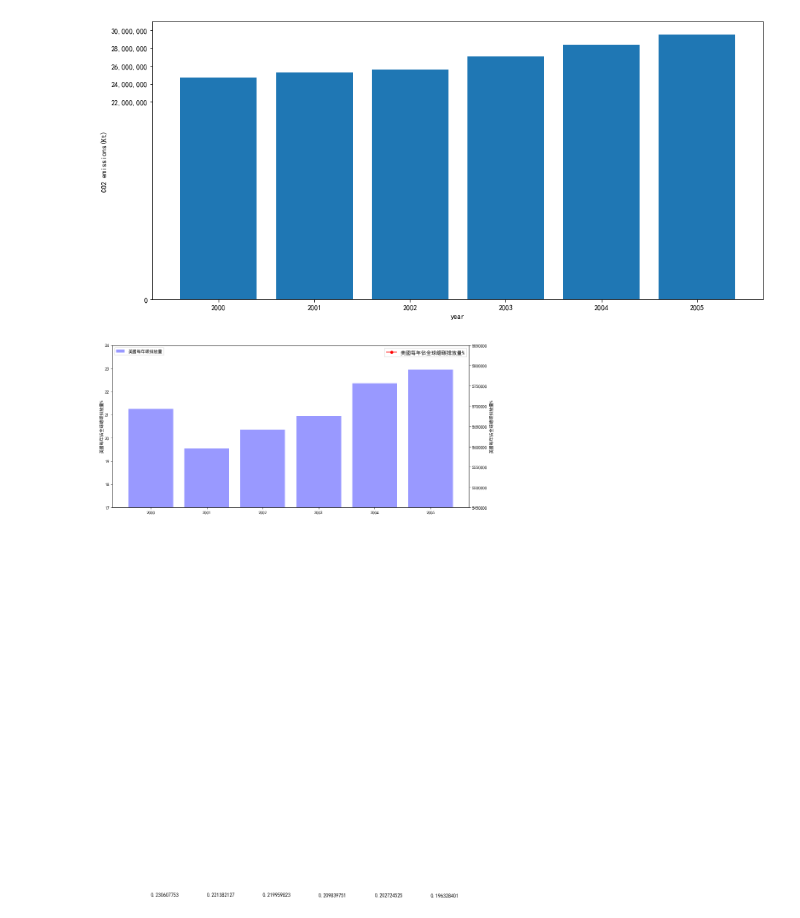
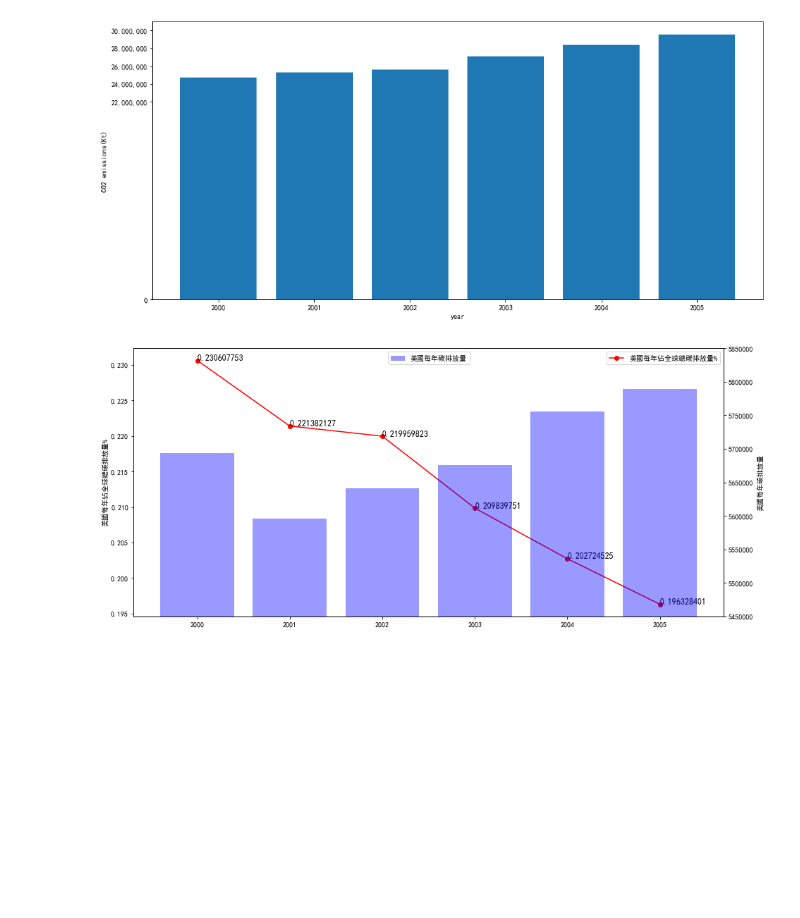
Before and after one commit to Fridaycat/friday, a Jupyter notebook: Day1/Climate Change CO2 emissions/Untitled.ipynb, the cells around one changed output. Saved outputs shown, nothing was run; the diff lists cells and outputs as text; code cells hidden in the pictures; blank space fills up the shorter version.

```diff
--- a/Day1/Climate Change CO2 emissions/Untitled.ipynb
+++ b/Day1/Climate Change CO2 emissions/Untitled.ipynb
@@ -71,39 +71,39 @@ l=[i for i in range(6)]
 plt.rcParams['font.sans-serif']=['SimHei'] #用来正常显示中文标签
 
 fmt='%.2f%%'
 yticks = mtick.FormatStrFormatter(fmt)  #设置百分比形式的坐标轴
 lx=[u'2000',u'2001',u'2002',u'2003',u'2004',u'2005',]
 
 
 fig = plt.figure(figsize=(15, 7))
+ax1 = fig.add_subplot(111)
 
-ax1 = fig.add_subplot(111)
 ax1.plot(b,'or-',label='美國每年佔全球總碳排放量%')
 #ax1.yaxis.set_major_formatter(yticks)
 
 for i,(_x,_y) in enumerate(zip(l,b)):
     plt.text(_x,_y,b[i],color='black',fontsize=12,)  #将数值显示在图形上
-ax1.legend(loc=1)
-ax1.set_ylim([17,24]);
+
+
 ax1.set_ylabel('美國每年佔全球總碳排放量%');
 plt.legend(prop={'family':'SimHei','size':12})  #设置中文
-
+ax1.legend(loc=1)
 
 
 ax2.yaxis.set_major_formatter(yticks)
-ax2 = ax1.twinx() # this is the ㄟimportant function
+ax2 = ax1.twinx() # this is the important function
 plt.bar(l,a,alpha=0.4,color='blue',label=u'美國每年碳排放量')
-ax2.legend(loc=2)
+ax2.legend(loc=1)
 ax2.set_ylim([5450000.00, 5850000.00])  #设置y轴取值范围
-ax2.set_ylabel('美國每年佔全球總碳排放量%', color='black')
+ax2.set_ylabel('美國每年碳排放量', color='black')
 
 #ax2.tick_params(axis='y', labelcolor='black')
 
 
-plt.legend(loc="upper left")
+plt.legend(loc="upper center")
 plt.xticks(l,lx)
 
 
 plt.show()
 # %% [output]
-[figure, old version]
+[figure, new version]
```
Also changed, not shown: parts of 1 cell of this notebook.
